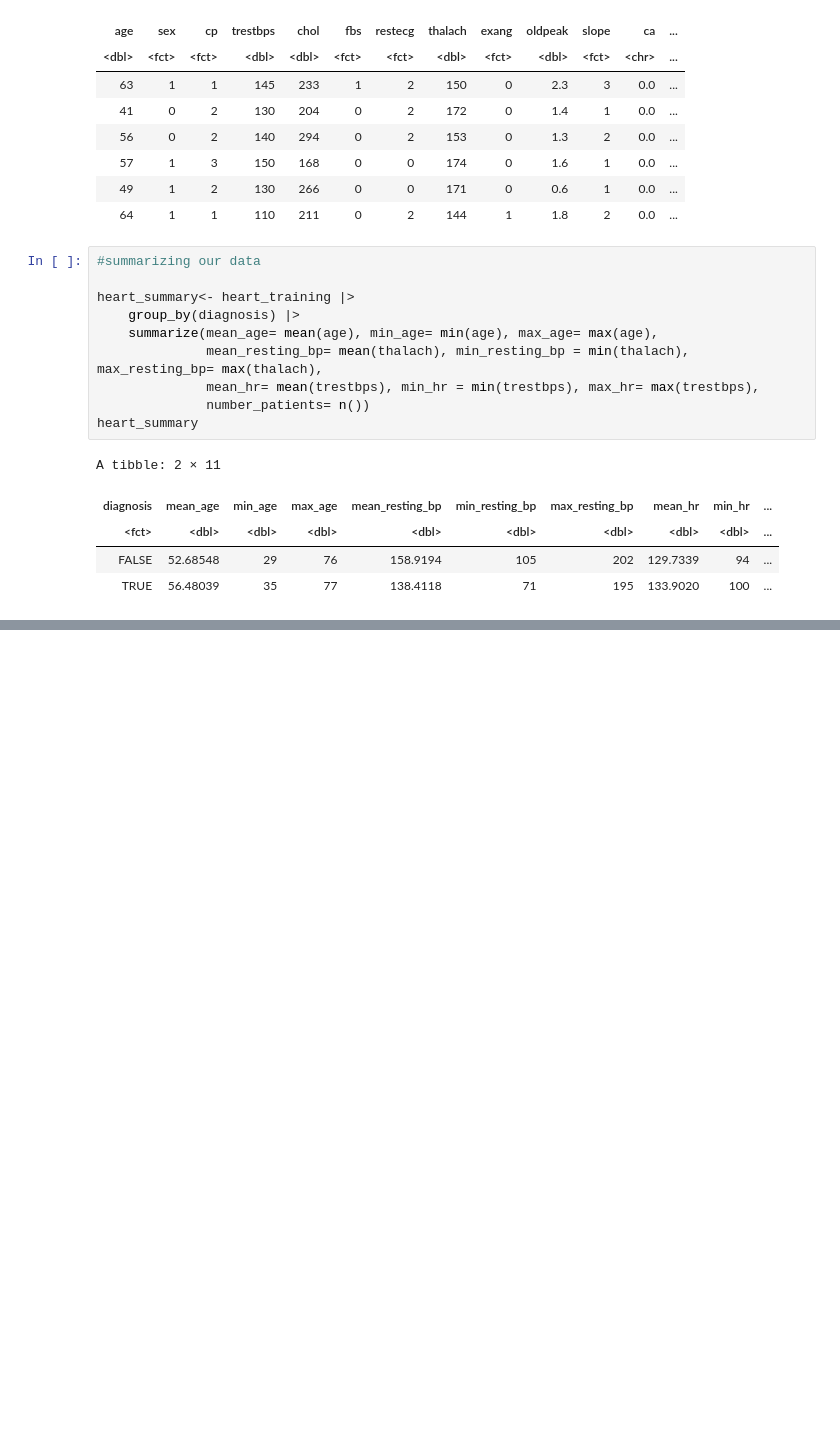
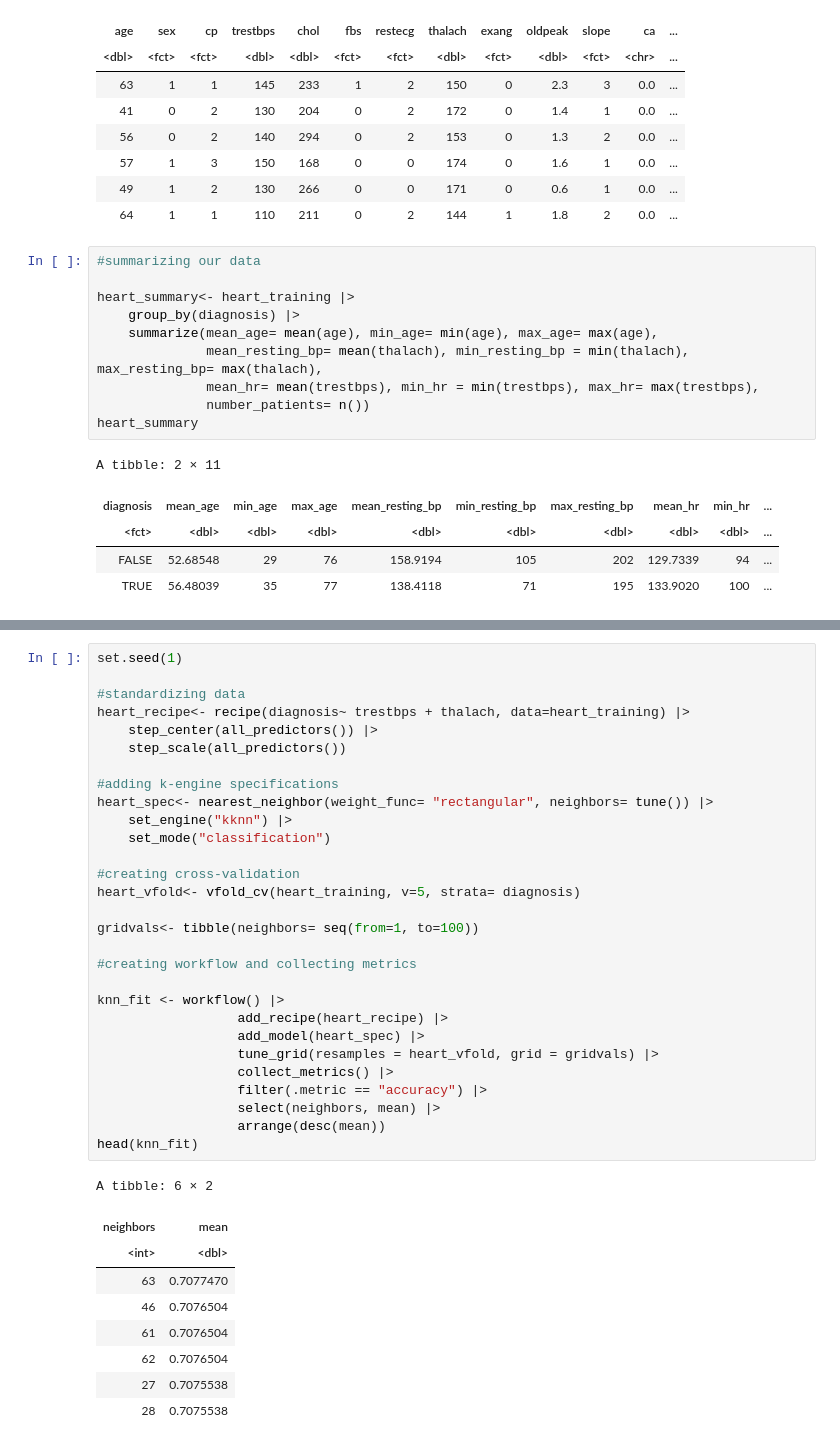
Before and after one commit to gellis03/DSCI-100-project, a Jupyter notebook: group_project.ipynb, the cells around one changed output, grey strips where cells are left out. Drawn from its saved outputs; the diff is of its cells as text; blank space fills up the shorter version.

```diff
--- a/group_project.ipynb
+++ b/group_project.ipynb
@@ -110,0 +121,39 @@ A tibble: 2 × 11
+# %%
+set.seed(1)
+
+#standardizing data
+heart_recipe<- recipe(diagnosis~ trestbps + thalach, data=heart_training) |>
+    step_center(all_predictors()) |>
+    step_scale(all_predictors())
+
+#adding k-engine specifications
+heart_spec<- nearest_neighbor(weight_func= "rectangular", neighbors= tune()) |>
+    set_engine("kknn") |>
+    set_mode("classification")
+
+#creating cross-validation
+heart_vfold<- vfold_cv(heart_training, v=5, strata= diagnosis)
+
+gridvals<- tibble(neighbors= seq(from=1, to=100))
+
+#creating workflow and collecting metrics
+
+knn_fit <- workflow() |>
+                  add_recipe(heart_recipe) |>
+                  add_model(heart_spec) |>
+                  tune_grid(resamples = heart_vfold, grid = gridvals) |>
+                  collect_metrics() |>
+                  filter(.metric == "accuracy") |>
+                  select(neighbors, mean) |>
+                  arrange(desc(mean))
+head(knn_fit)
+# %% [output]
+A tibble: 6 × 2
+| neighbors | mean |
+| <int> | <dbl> |
+| 63 | 0.7077470 |
+| 46 | 0.7076504 |
+| 61 | 0.7076504 |
+| 62 | 0.7076504 |
+| 27 | 0.7075538 |
+| 28 | 0.7075538 |
```
Also changed, not shown: parts of 6 cells of this notebook.
